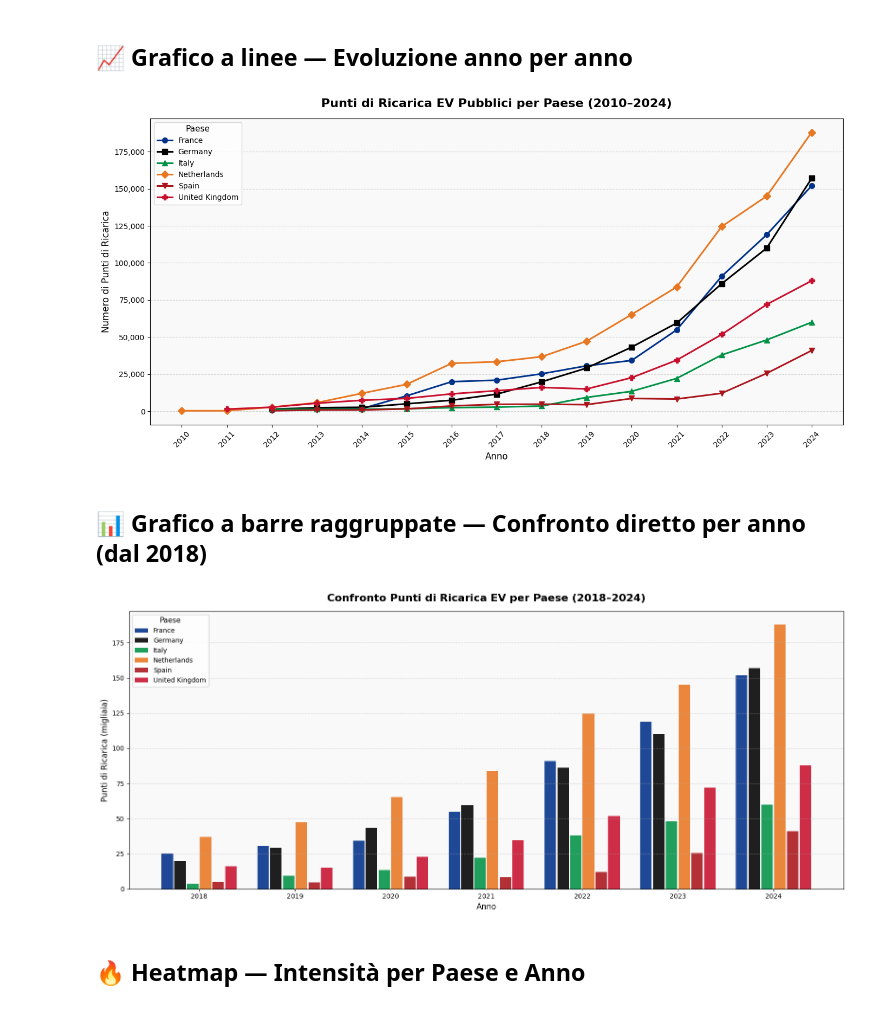
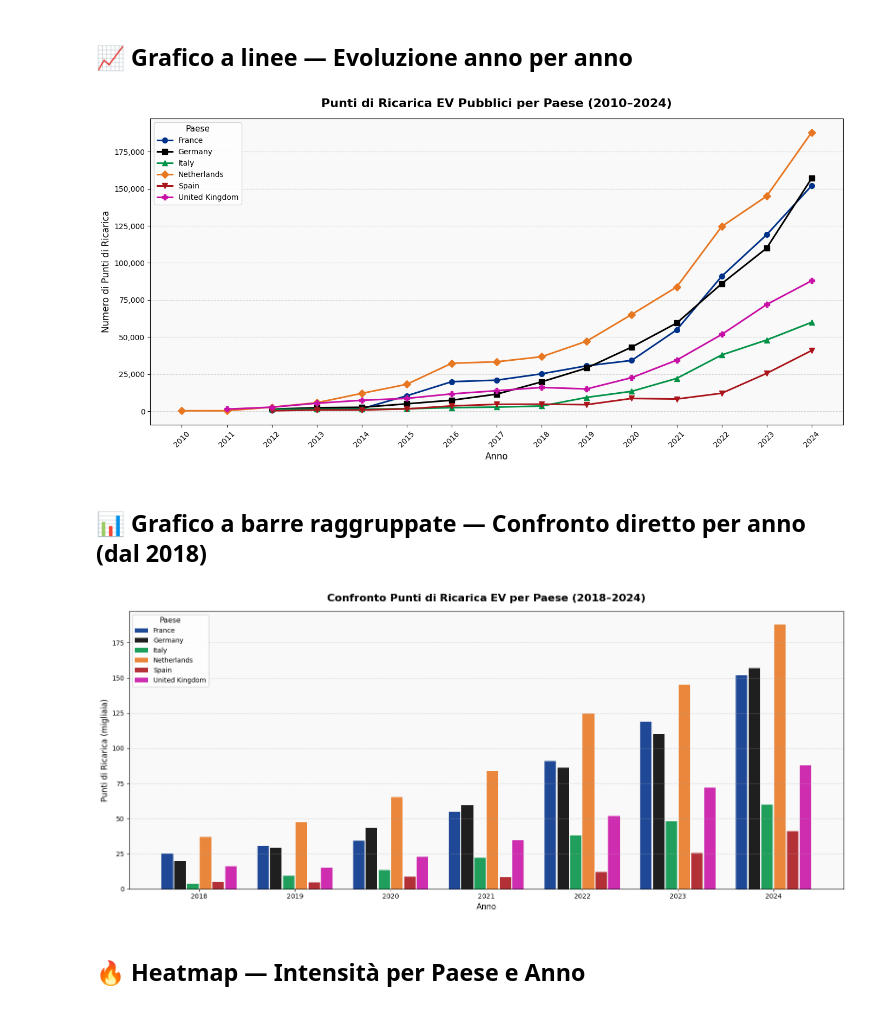
Before and after one commit to MarcoB27/data_visualization, a Jupyter notebook: script/stazioni_ricarica_europa.ipynb, the cells around one changed output. Drawn from its saved outputs; the diff is of its cells as text; code cells hidden in the pictures.

```diff
--- a/script/stazioni_ricarica_europa.ipynb
+++ b/script/stazioni_ricarica_europa.ipynb
@@ -36,37 +36,37 @@ colori = {
     'USA':         '#1A75BB',
     'France':      '#003189',
     'Germany':     '#000000',
-    'United Kingdom': '#C8102E',
+    'United Kingdom': "#C810A6",
     'Italy':       '#009246',
     'Spain':       '#AA151B',
 }
 
 markers = ['o', 's', '^', 'D', 'v', 'P', '*']
 
 for i, paese in enumerate(sorted(paesi)):
     d = df_agg[df_agg['Paese'] == paese].sort_values('Anno')
     colore = colori.get(paese, f'C{i}')
     ax.plot(
         d['Anno'], d['Punti_Ricarica'],
         marker=markers[i % len(markers)],
         linewidth=2.2, markersize=7,
         color=colore, label=paese
     )
 
 ax.set_title('Punti di Ricarica EV Pubblici per Paese (2010–2024)', fontsize=16, fontweight='bold', pad=15)
 ax.set_xlabel('Anno', fontsize=12)
 ax.set_ylabel('Numero di Punti di Ricarica', fontsize=12)
 ax.yaxis.set_major_formatter(mticker.FuncFormatter(lambda x, _: f'{int(x):,}'))
 ax.xaxis.set_major_locator(mticker.MultipleLocator(1))
 ax.tick_params(axis='x', rotation=45)
 ax.legend(title='Paese', fontsize=10, title_fontsize=11)
 ax.grid(axis='y', linestyle='--', alpha=0.5)
 ax.set_facecolor('#f9f9f9')
 fig.patch.set_facecolor('white')
 plt.tight_layout()
 plt.show()
 # %% [output]
-[figure, old version]
+[figure, new version]
 # %% [markdown]
 ## 📊 Grafico a barre raggruppate — Confronto diretto per anno (dal 2018)
 # %%
@@ -97,7 +97,7 @@ fig.patch.set_facecolor('white')
 plt.tight_layout()
 plt.show()
 # %% [output]
-[figure, old version]
+[figure, new version]
 # %% [markdown]
 ## 🔥 Heatmap — Intensità per Paese e Anno
 # %%
```
Also changed, not shown: parts of 3 cells of this notebook, 2 other files.
